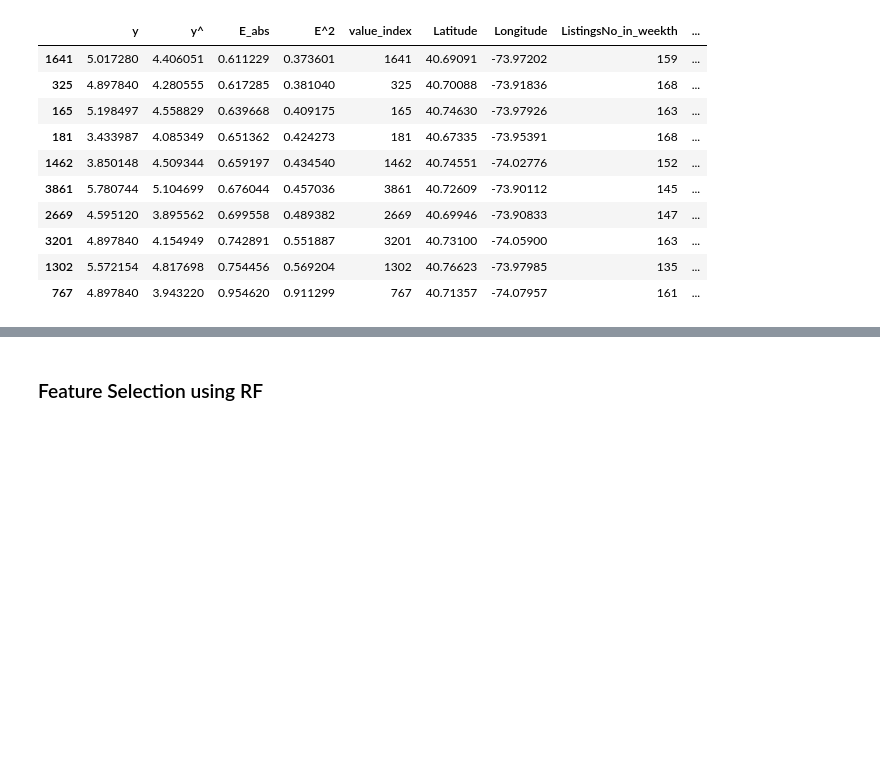
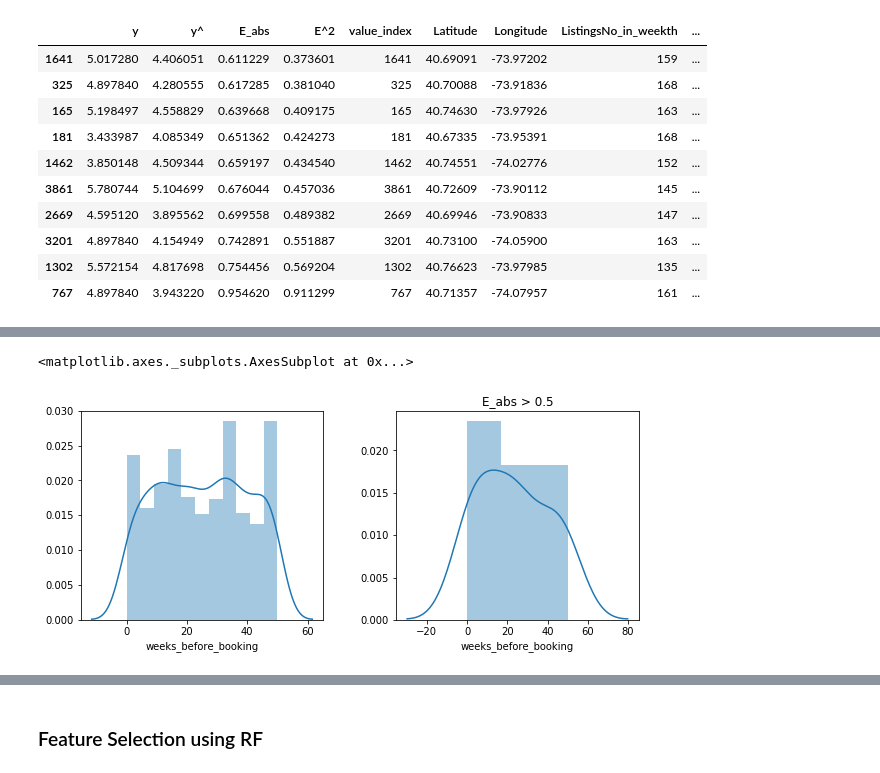
Before and after one commit to nickbent/AirBnB, a Jupyter notebook: notebooks/Data_Modeling.ipynb, the cells around one changed output, grey strips where cells are left out. Saved outputs shown, nothing was run; the diff lists cells and outputs as text; code cells hidden in the pictures; blank space fills up the shorter version.

Commit message:
few plots were added

```diff
--- a/notebooks/Data_Modeling.ipynb
+++ b/notebooks/Data_Modeling.ipynb
@@ -329,0 +350,14 @@ E[-10:]
+# %%
+E1= E[E.E_abs > 0.5]
+# %%
+fig = plt.figure(figsize=(10,4))
+fig.subplots_adjust(top=0.85, wspace=0.3)
+ax1 = fig.add_subplot(1,2,1)
+sns.distplot(E['weeks_before_booking'], ax=ax1)
+
+ax2 = fig.add_subplot(1,2,2)
+ax2.set_title("E_abs > 0.5")
+sns.distplot(E1['weeks_before_booking'], ax=ax2)
+# %% [output]
+<matplotlib.axes._subplots.AxesSubplot at 0x...>
+[figure, added]
```
Also changed, not shown: parts of 8 cells of this notebook, 1 other file.
